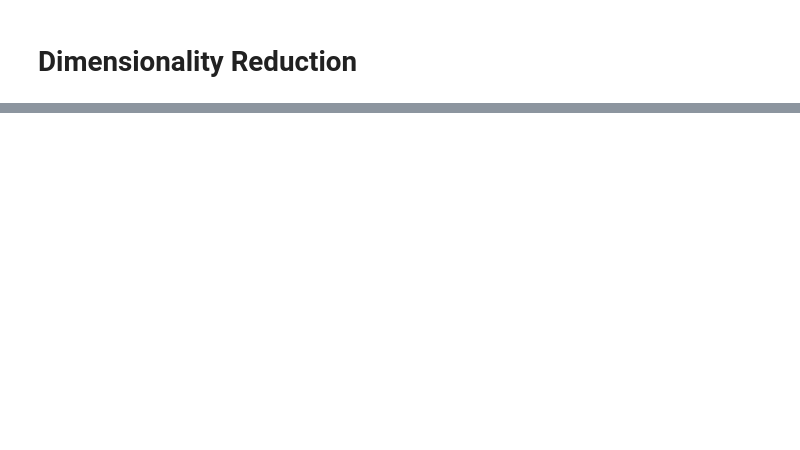
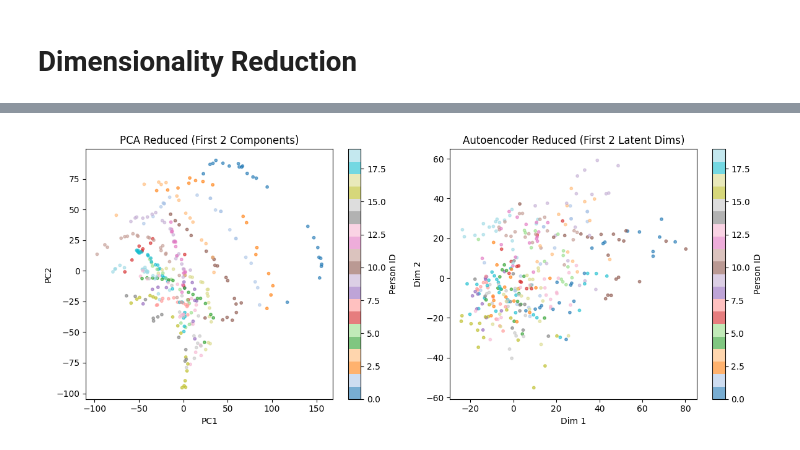
Before and after one commit to davitz1/UMIST_Project, a Jupyter notebook: notebooks/03_dim_reduction.ipynb, the cells around one changed output, grey strips where cells are left out. Saved outputs shown, nothing was run; the diff lists cells and outputs as text; code cells hidden in the pictures; blank space fills up the shorter version.

```diff
--- a/notebooks/03_dim_reduction.ipynb
+++ b/notebooks/03_dim_reduction.ipynb
@@ -169,0 +189,32 @@ plt.show()
+# %%
+# Visualize PCA and Autoencoder latent spaces in 2D by plotting their first two dimensions, colored by person ID, to compare how well they separate individuals.
+
+y_train = np.load(f"{DIRS['data']}/y_train.npy")  # Need labels for coloring
+
+plt.figure(figsize=(12, 5))
+
+# Plot PCA
+plt.subplot(1, 2, 1)
+plt.scatter(
+    Z_pca_train[:, 0], Z_pca_train[:, 1], c=y_train, cmap="tab20", s=10, alpha=0.6
+)
+plt.title("PCA Reduced (First 2 Components)")
+plt.xlabel("PC1")
+plt.ylabel("PC2")
+plt.colorbar(label="Person ID")
+
+# Plot Autoencoder (First 2 dims of latent space)
+plt.subplot(1, 2, 2)
+plt.scatter(
+    Z_ae_train[:, 0], Z_ae_train[:, 1], c=y_train, cmap="tab20", s=10, alpha=0.6
+)
+plt.title("Autoencoder Reduced (First 2 Latent Dims)")
+plt.xlabel("Dim 1")
+plt.ylabel("Dim 2")
+plt.colorbar(label="Person ID")
+
+plt.tight_layout()
+plt.savefig(f"{DIRS['figures']}/03_latent_space_scatter.png")
+plt.show()
+# %% [output]
+[figure, added]
```
Also changed, not shown: parts of 6 cells of this notebook, 4 other files.
